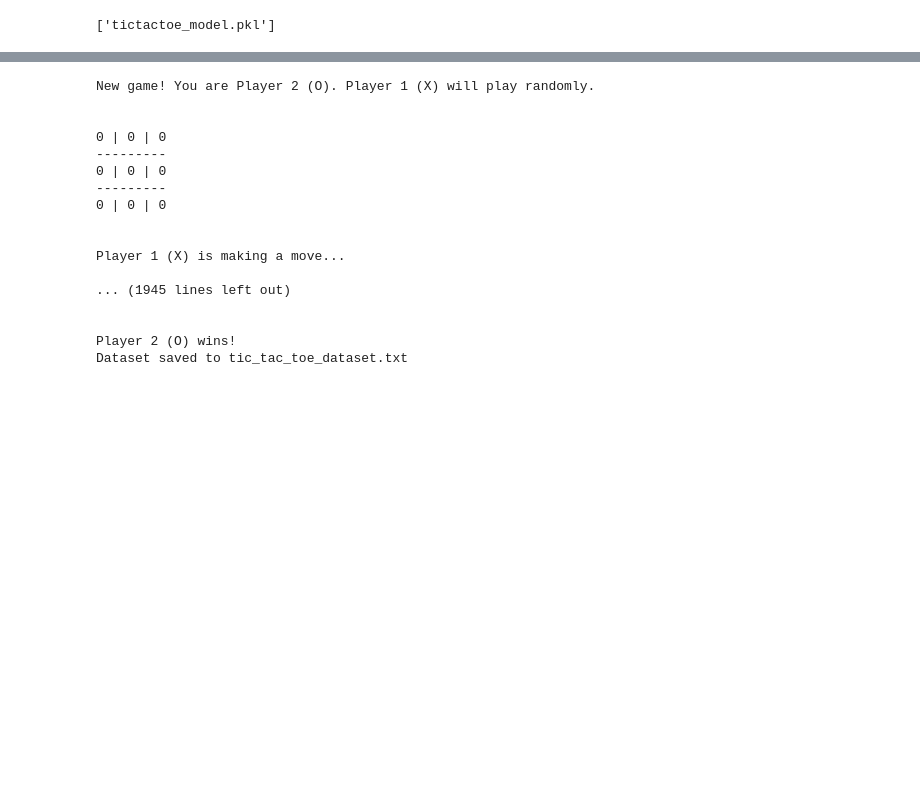
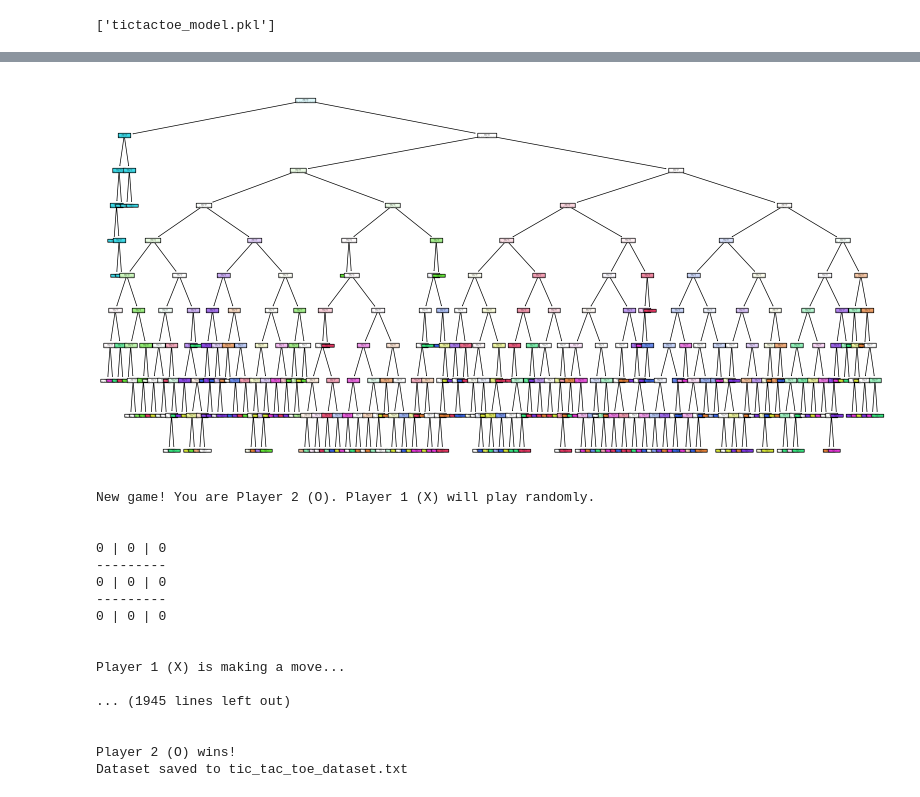
Before and after one commit to MilesJudd/milesjudd.github.io, a Jupyter notebook: tic-tac-toe2/tic-tac-toe_decision-tree.ipynb, the cells around one changed output, grey strips where cells are left out. Drawn from its saved outputs; the diff is of its cells as text; code cells hidden in the pictures; blank space fills up the shorter version.

Commit message:
Included dataset with good opponent and some mistakes

```diff
--- a/tic-tac-toe2/tic-tac-toe_decision-tree.ipynb
+++ b/tic-tac-toe2/tic-tac-toe_decision-tree.ipynb
@@ -8,7 +8,7 @@
 dataset = []
 
 # Path to your .txt file
-file_path = 'tic_tac_toe_dataset.txt'
+file_path = 'tic_tac_toe_dataset_allgames.txt'
 
 # Open the file and read the data
 with open(file_path, 'r') as file:
@@ -195,11 +195,11 @@ from sklearn.tree import DecisionTreeClassifier
 
 # Train the model
 model = DecisionTreeClassifier(
-    criterion='gini',       # Use Gini impurity for splits
+    criterion='entropy',       # Use Gini impurity for splits
     splitter='best',        # Choose the best split
-    max_depth=5,           # Limit the depth of the tree
-    min_samples_split=5,    # Require at least 5 samples to split a node
-    min_samples_leaf=3,     # Require at least 3 samples in a leaf node
+    max_depth=10,           # Limit the depth of the tree
+    min_samples_split=2,    # Require at least 5 samples to split a node
+    min_samples_leaf=1,     # Require at least 3 samples in a leaf node
     max_features='sqrt',    # Use the square root of the number of features
     class_weight='balanced',# Handle imbalanced classes (if any)
     random_state=42         # Set a random seed for reproducibility
@@ -211,3 +211,29 @@ import joblib
 joblib.dump(model, "tictactoe_model.pkl")
 # %% [output]
 ['tictactoe_model.pkl']
+# %%
+# Find the best parameters:
+from sklearn.tree import DecisionTreeClassifier
+from sklearn.model_selection import GridSearchCV
+
+# split the data into training and testing sets
+from sklearn.model_selection import train_test_split
+X_train, X_test, y_train, y_test = train_test_split(X, y, test_size=0.2, random_state=42)
+
+# Define the parameter grid
+param_grid = {
+    'max_depth': [3, 5, 7, 10],
+    'min_samples_split': [2, 5, 10],
+    'min_samples_leaf': [1, 2, 4],
+    'criterion': ['gini', 'entropy']
+}
+
+# Initialize the decision tree model
+model = DecisionTreeClassifier(random_state=42)
+
+# Perform grid search
+grid_search = GridSearchCV(model, param_grid, cv=5, scoring='accuracy')
+grid_search.fit(X_train, y_train)
+
+# Best parameters
+print("Best Parameters:", grid_search.best_params_)
@@ -214 +268,12 @@ joblib.dump(model, "tictactoe_model.pkl")
+# %%
+# Visualize the decision tree
+from sklearn.tree import plot_tree
+import matplotlib.pyplot as plt
+
+# Plot the decision tree
+plt.figure(figsize=(20, 10))
+plot_tree(grid_search.best_estimator_, filled=True, feature_names=[f"cell_{i}" for i in range(9)], class_names=[str(i) for i in range(9)])
+plt.show()
+# %% [output]
+[figure, added]
 # %%
```
Also changed, not shown: parts of 3 cells of this notebook, 11 other files.
